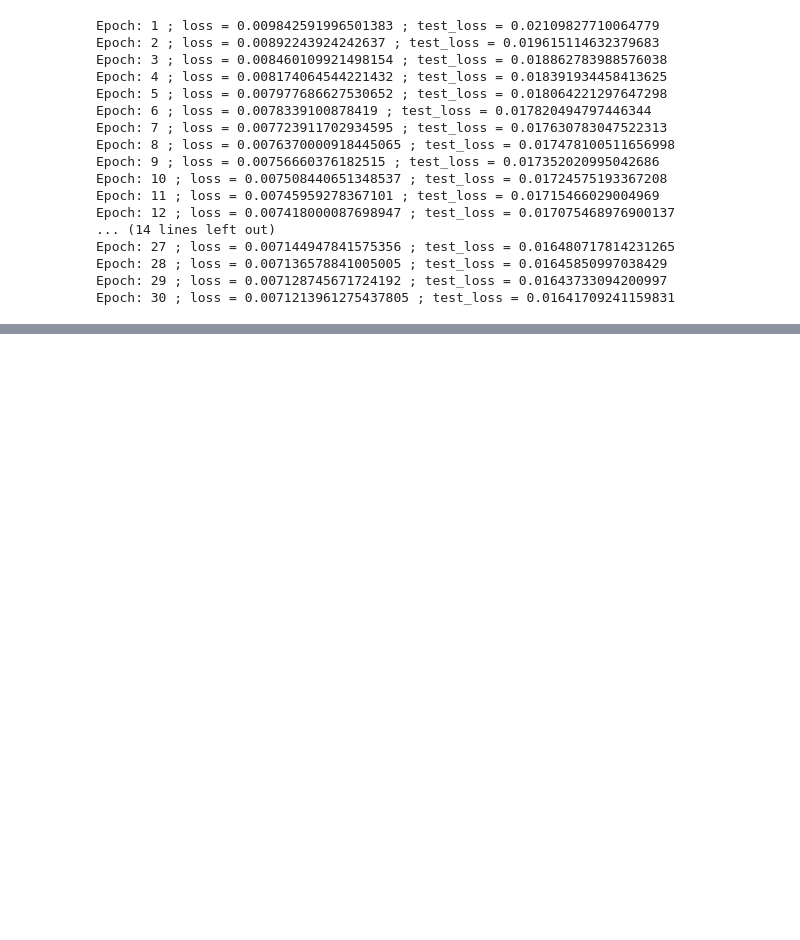
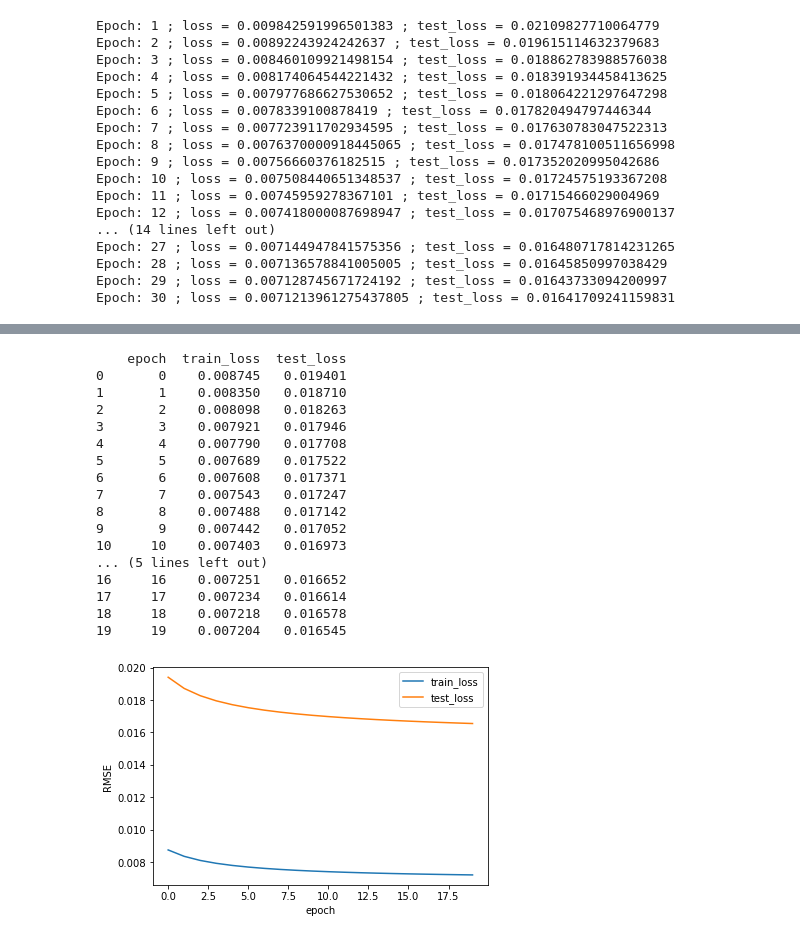
Before and after one commit to formegusto/research-recommendation-system, a Jupyter notebook: 4. Matrix Factorization (Stochastic Gradient Descent).ipynb, the cells around one changed output, grey strips where cells are left out. Cells and saved outputs as stored; diff of their text form; code cells hidden in the pictures; blank space fills up the shorter version.

Commit message:
Matrix Factorization Modularization

```diff
--- a/4. Matrix Factorization.ipynb
+++ b/4. Matrix Factorization (Stochastic Gradient Descent).ipynb
@@ -259,0 +262,9 @@ Epoch: 30 ; loss = 0.0071213961275437805 ; test_loss = 0.01641709241159831
+# %%
+# 1. model setting
+from model import MatrixFactorization
+
+train_df, test_df = train_test_split(datas, test_size=0.2, random_state=42)
+model = MatrixFactorization(train_df, test_df)
+# %%
+# 2. Train
+model.fit(20)
@@ -259,0 +292,31 @@ Epoch: 30 ; loss = 0.0071213961275437805 ; test_loss = 0.01641709241159831
+# %%
+# #. Result
+history = model.history
+
+df = pd.DataFrame(history)
+df.columns= ["epoch","train_loss","test_loss"]
+print(df)
+df.loc[:][["train_loss","test_loss"]].plot()
+plt.xlabel("epoch")
+plt.ylabel("RMSE")
+plt.legend()
+plt.show()
+# %% [output]
+    epoch  train_loss  test_loss
+0       0    0.008745   0.019401
+1       1    0.008350   0.018710
+2       2    0.008098   0.018263
+3       3    0.007921   0.017946
+4       4    0.007790   0.017708
+5       5    0.007689   0.017522
+6       6    0.007608   0.017371
+7       7    0.007543   0.017247
+8       8    0.007488   0.017142
+9       9    0.007442   0.017052
+10     10    0.007403   0.016973
+... (5 lines left out)
+16     16    0.007251   0.016652
+17     17    0.007234   0.016614
+18     18    0.007218   0.016578
+19     19    0.007204   0.016545
+[figure, added]
```
Also changed, not shown: parts of 2 cells of this notebook, 2 other files.
